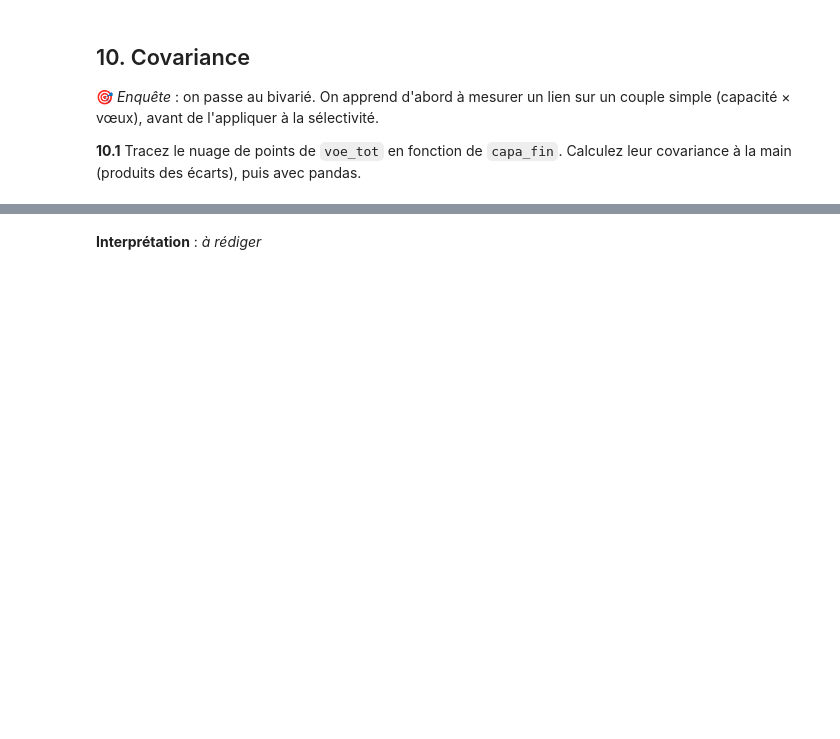
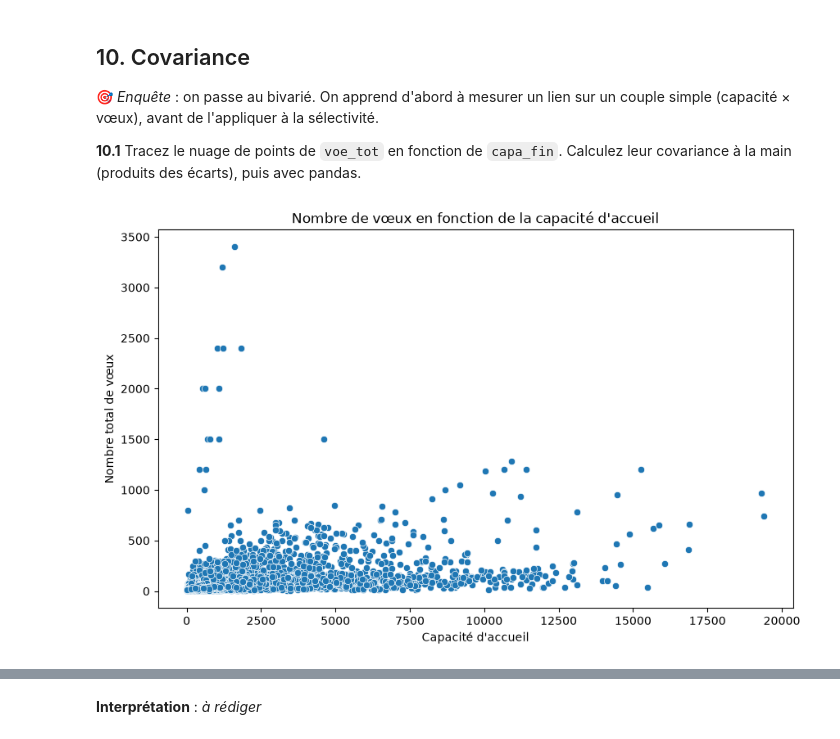
Before and after one commit to Mickael-C21/Analyse_univariee_bivariee, a Jupyter notebook: TP_Parcoursup.ipynb, the cells around one changed output, grey strips where cells are left out. Saved outputs shown, nothing was run; the diff lists cells and outputs as text; code cells hidden in the pictures; blank space fills up the shorter version.

```diff
--- a/TP_Parcoursup.ipynb
+++ b/TP_Parcoursup.ipynb
@@ -794,3 +794,22 @@ Mayotte                           42           0.34
 🎯 *Enquête* : on passe au bivarié. On apprend d'abord à mesurer un lien sur un couple simple (capacité × vœux), avant de l'appliquer à la sélectivité.
 
 **10.1** Tracez le nuage de points de `voe_tot` en fonction de `capa_fin`. Calculez leur covariance à la main (produits des écarts), puis avec pandas.
+# %%
+data = df[["capa_fin", "voe_tot"]].dropna()
+
+# Nuage de points
+plt.figure(figsize=(10, 6))
+
+sns.scatterplot(
+    data=data,
+    x = "voe_tot",
+    y="capa_fin"
+
+)
+plt.title("Nombre de vœux en fonction de la capacité d'accueil")
+plt.xlabel("Capacité d'accueil")
+plt.ylabel("Nombre total de vœux")
+
+plt.show()
+# %% [output]
+[figure, added]
```
Also changed, not shown: parts of 4 cells of this notebook.
